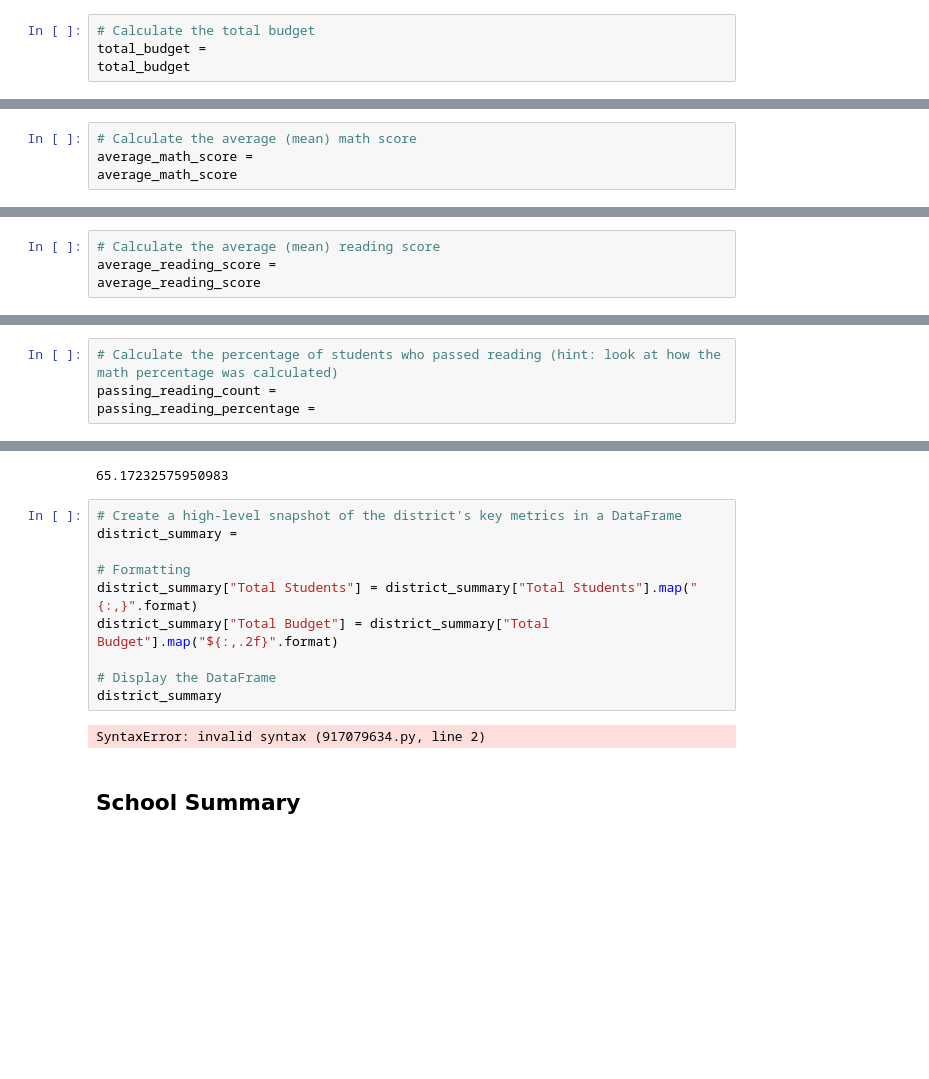
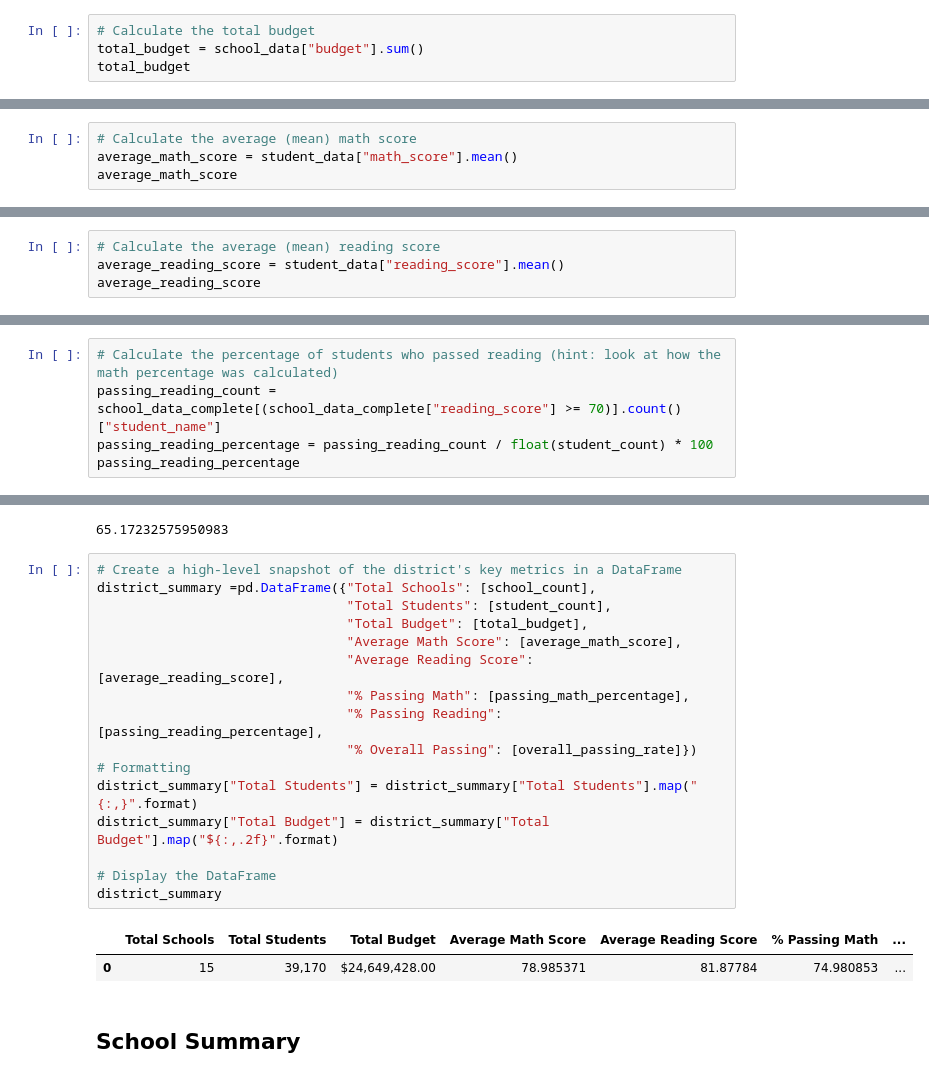
Before and after one commit to Jagar513/pandas-challenge, a Jupyter notebook: PyCitySchools/PyCitySchools.ipynb, the cells around one changed output, grey strips where cells are left out. Cells and saved outputs as stored; diff of their text form; blank space fills up the shorter version.

```diff
--- a/PyCitySchools/PyCitySchools_starter.ipynb
+++ b/PyCitySchools/PyCitySchools.ipynb
@@ -43,19 +43,19 @@ student_count
 39170
 # %%
 # Calculate the total budget
-total_budget =
+total_budget = school_data["budget"].sum()
 total_budget
 # %% [output]
 24649428
 # %%
 # Calculate the average (mean) math score
-average_math_score =
+average_math_score = student_data["math_score"].mean()
 average_math_score
 # %% [output]
 78.98537145774827
 # %%
 # Calculate the average (mean) reading score
-average_reading_score =
+average_reading_score = student_data["reading_score"].mean()
 average_reading_score
 # %% [output]
 81.87784018381414
@@ -68,5 +68,6 @@ passing_math_percentage
 74.9808526933878
 # %%
 # Calculate the percentage of students who passed reading (hint: look at how the math percentage was calculated)
-passing_reading_count =
-passing_reading_percentage =
+passing_reading_count = school_data_complete[(school_data_complete["reading_score"] >= 70)].count()["student_name"]
+passing_reading_percentage = passing_reading_count / float(student_count) * 100
+passing_reading_percentage
@@ -81,16 +84,23 @@ overall_passing_rate
 65.17232575950983
 # %%
 # Create a high-level snapshot of the district's key metrics in a DataFrame
-district_summary =
-
+district_summary =pd.DataFrame({"Total Schools": [school_count],
+                                "Total Students": [student_count],
+                                "Total Budget": [total_budget],
+                                "Average Math Score": [average_math_score],
+                                "Average Reading Score": [average_reading_score],
+                                "% Passing Math": [passing_math_percentage],
+                                "% Passing Reading": [passing_reading_percentage],
+                                "% Overall Passing": [overall_passing_rate]})
 # Formatting
 district_summary["Total Students"] = district_summary["Total Students"].map("{:,}".format)
 district_summary["Total Budget"] = district_summary["Total Budget"].map("${:,.2f}".format)
 
 # Display the DataFrame
 district_summary
 # %% [output]
-SyntaxError: invalid syntax (917079634.py, line 2)
+|  | Total Schools | Total Students | Total Budget | Average Math Score | Average Reading Score | % Passing Math | ... |
+| 0 | 15 | 39,170 | $24,649,428.00 | 78.985371 | 81.87784 | 74.980853 | ... |
 # %% [markdown]
 ## School Summary
 # %%
```
Also changed, not shown: parts of 25 cells of this notebook.
